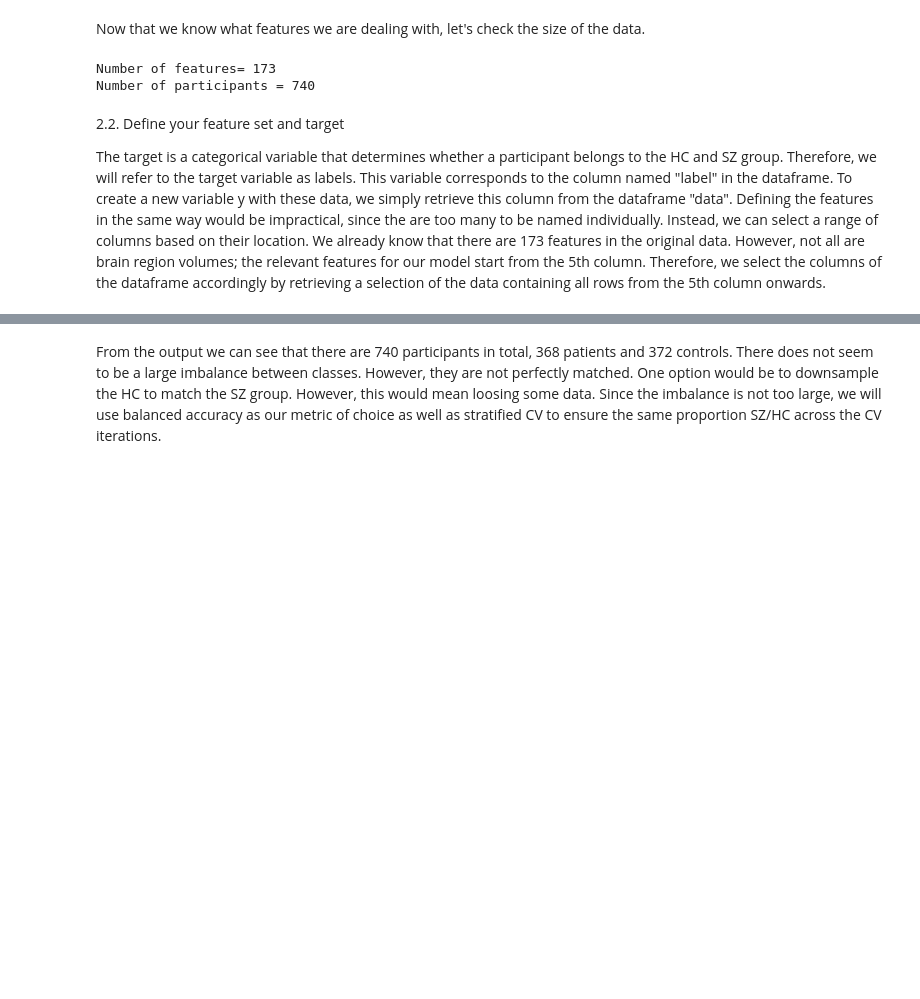
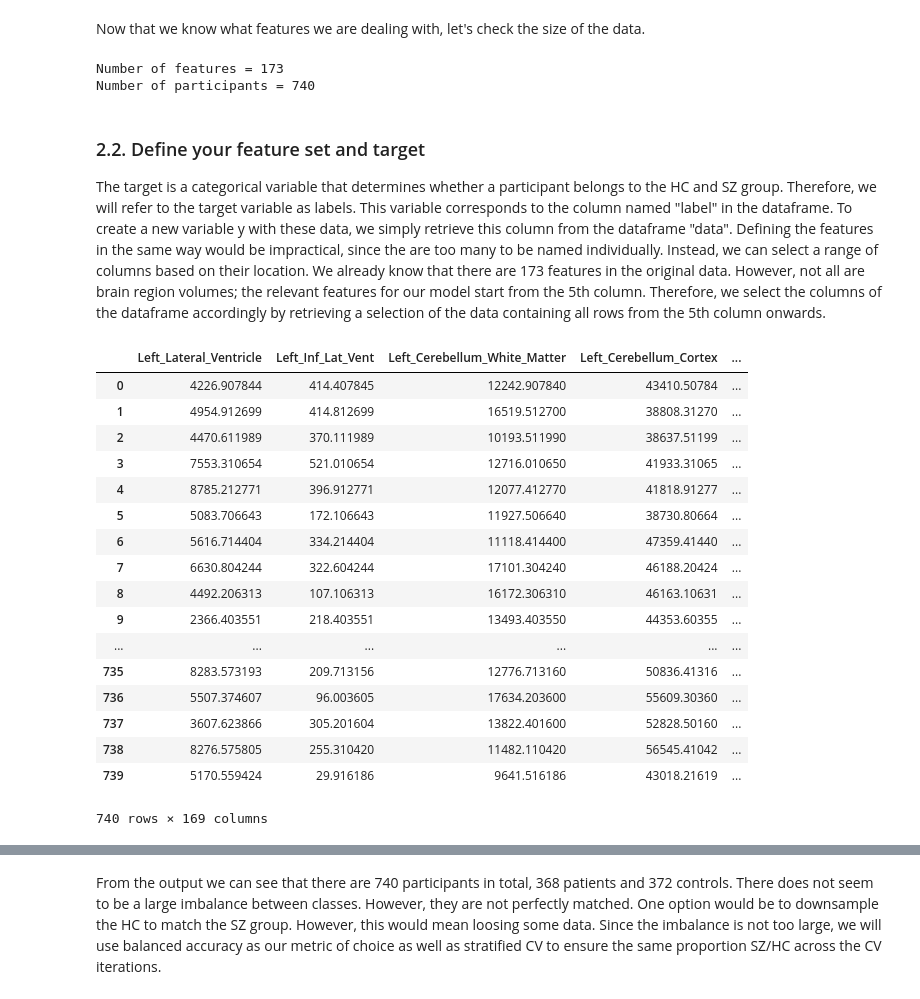
Before and after one commit to MLMH-Lab/How-To-Build-A-Machine-Learning-Model, a Jupyter notebook: Chapter_19_w_mardown.ipynb, the cells around one changed output, grey strips where cells are left out. Saved outputs shown, nothing was run; the diff lists cells and outputs as text; code cells hidden in the pictures; blank space fills up the shorter version.

```diff
--- a/Chapter_19_w_mardown.ipynb
+++ b/Chapter_19_w_mardown.ipynb
@@ -43,18 +67,35 @@ data.columns.values
 # %% [markdown]
 Now that we know what features we are dealing with, let's check the size of the data.
 # %%
-shape = data.shape
-
-print("Number of features=", shape[1])
-print("Number of participants =", shape[0])
+print("Number of features =", data.shape[1])
+print("Number of participants =", data.shape[0])
 # %% [output]
-Number of features= 173
+Number of features = 173
 Number of participants = 740
 # %% [markdown]
-2.2. Define your feature set and target
+### 2.2. Define your feature set and target
 
 The target is a categorical variable that determines whether a participant belongs to the HC and SZ group. Therefore, we will refer to the target variable as labels. This variable corresponds to the column named "label" in the dataframe. To create a new variable y with these data, we simply retrieve this column from the dataframe "data". Defining the features in the same way would be impractical, since the are too many to be named individually. Instead, we can select a range of columns based on their location. We already know that there are 173 features in the original data. However, not all are brain region volumes; the relevant features for our model start from the 5th column. Therefore, we select the columns of the dataframe accordingly by retrieving a selection of the data containing all rows from the 5th column onwards.
 # %%
 y = data["label"]
-X = data.iloc[:,4:]
+X = data[data.columns[4:]]
+# %% [output]
+|  | Left_Lateral_Ventricle | Left_Inf_Lat_Vent | Left_Cerebellum_White_Matter | Left_Cerebellum_Cortex | ... |
+| 0 | 4226.907844 | 414.407845 | 12242.907840 | 43410.50784 | ... |
+| 1 | 4954.912699 | 414.812699 | 16519.512700 | 38808.31270 | ... |
+| 2 | 4470.611989 | 370.111989 | 10193.511990 | 38637.51199 | ... |
+| 3 | 7553.310654 | 521.010654 | 12716.010650 | 41933.31065 | ... |
+| 4 | 8785.212771 | 396.912771 | 12077.412770 | 41818.91277 | ... |
+| 5 | 5083.706643 | 172.106643 | 11927.506640 | 38730.80664 | ... |
+| 6 | 5616.714404 | 334.214404 | 11118.414400 | 47359.41440 | ... |
+| 7 | 6630.804244 | 322.604244 | 17101.304240 | 46188.20424 | ... |
+| 8 | 4492.206313 | 107.106313 | 16172.306310 | 46163.10631 | ... |
+| 9 | 2366.403551 | 218.403551 | 13493.403550 | 44353.60355 | ... |
+| ... | ... | ... | ... | ... | ... |
+| 735 | 8283.573193 | 209.713156 | 12776.713160 | 50836.41316 | ... |
+| 736 | 5507.374607 | 96.003605 | 17634.203600 | 55609.30360 | ... |
+| 737 | 3607.623866 | 305.201604 | 13822.401600 | 52828.50160 | ... |
+| 738 | 8276.575805 | 255.310420 | 11482.110420 | 56545.41042 | ... |
+| 739 | 5170.559424 | 29.916186 | 9641.516186 | 43018.21619 | ... |
+740 rows × 169 columns
 # %% [markdown]
```
Also changed, not shown: parts of 30 cells of this notebook.
